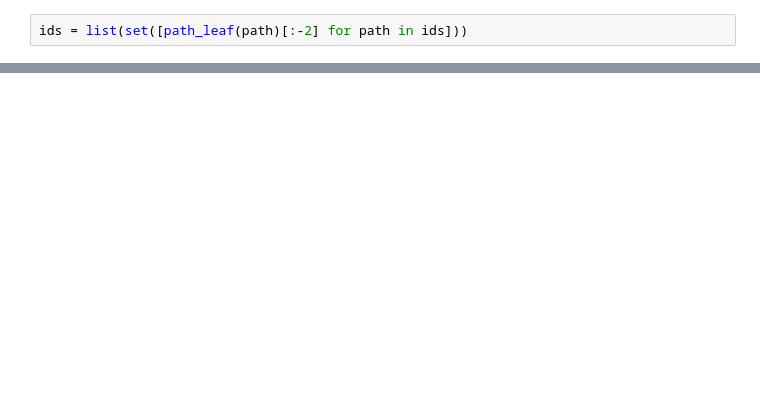
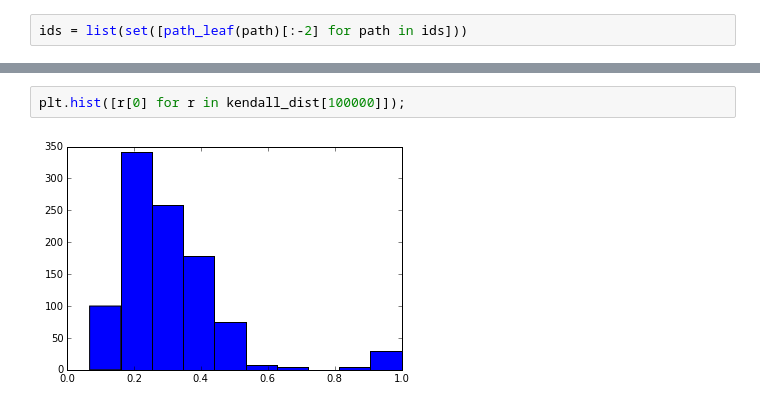
Before and after one commit to eliavb/all_distance_sketch, a Jupyter notebook: reverse_rank_vs_distance.ipynb, the cells around one changed output, grey strips where cells are left out. Saved outputs shown, nothing was run; the diff lists cells and outputs as text; blank space fills up the shorter version.

```diff
--- a/reverse_rank_vs_distance.ipynb
+++ b/reverse_rank_vs_distance.ipynb
@@ -91,0 +121,4 @@ dist_ = [r[1] for r in kendall_dist[100]]
+# %%
+plt.hist([r[0] for r in kendall_dist[100000]]);
+# %% [output]
+[figure, added]
```
Also changed, not shown: parts of 26 cells of this notebook, 3 other files.
